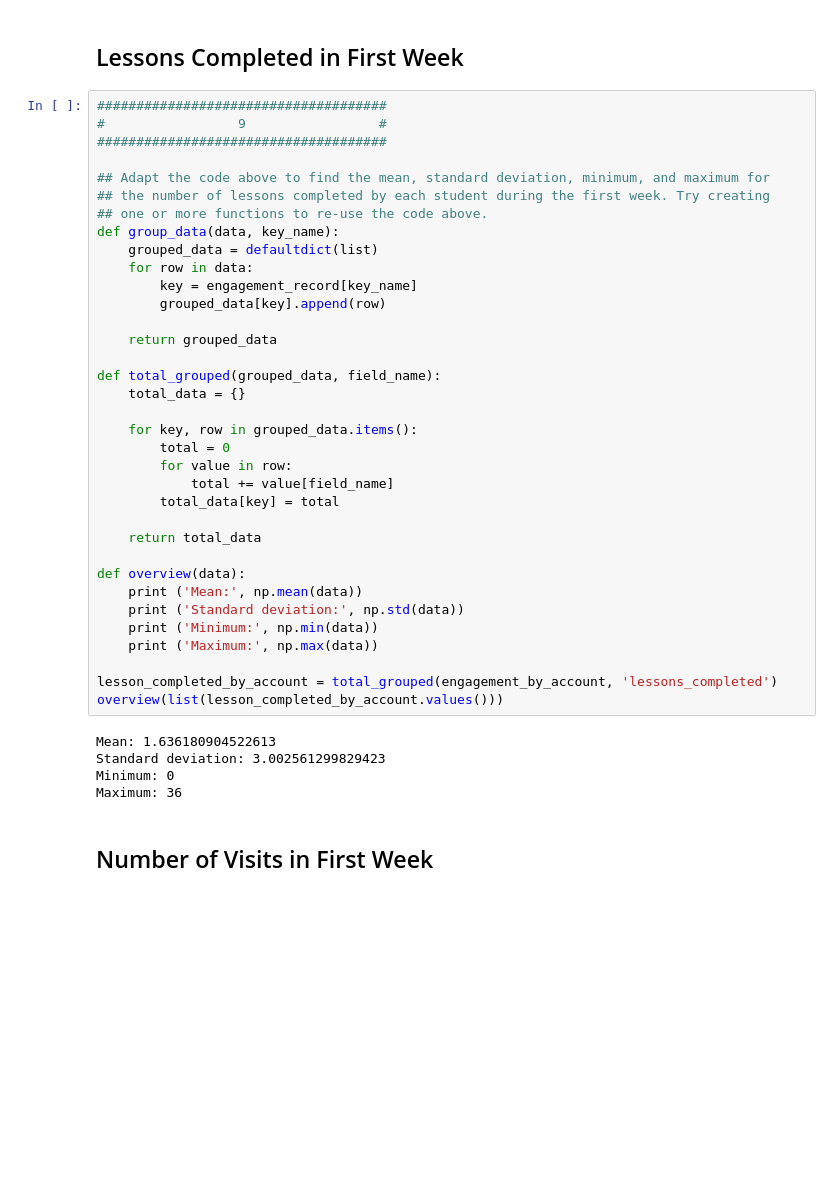
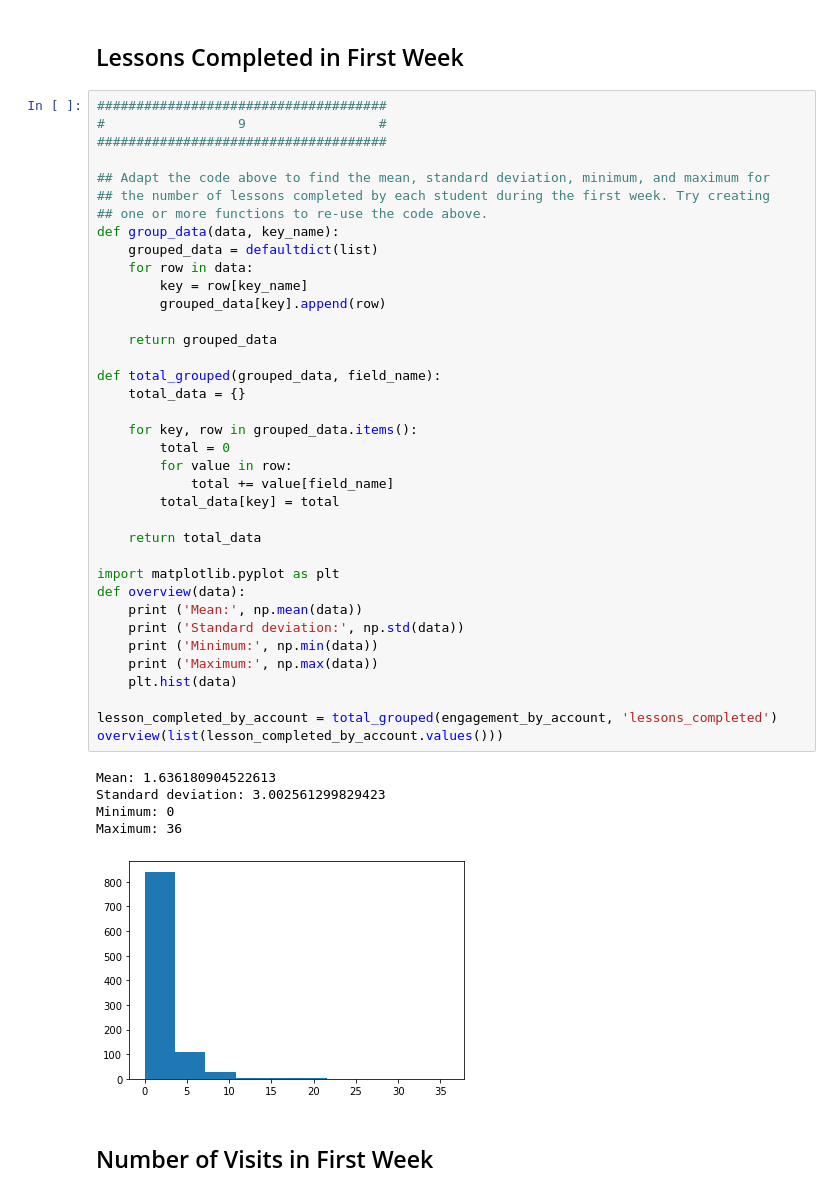
Before and after one commit to viethuy25/Udacity-project, a Jupyter notebook: L1_Starter_Code.ipynb, the cells around one changed output. Drawn from its saved outputs; the diff is of its cells as text; blank space fills up the shorter version.

```diff
--- a/L1_Starter_Code.ipynb
+++ b/L1_Starter_Code.ipynb
@@ -363,35 +363,38 @@ OrderedDict([('utc_date', datetime.datetime(2015, 7, 15, 0, 0)), ('num_courses_v
 def group_data(data, key_name):
     grouped_data = defaultdict(list)
     for row in data:
-        key = engagement_record[key_name]
+        key = row[key_name]
         grouped_data[key].append(row)
 
     return grouped_data
 
 def total_grouped(grouped_data, field_name):
     total_data = {}
 
     for key, row in grouped_data.items():
         total = 0
         for value in row:
             total += value[field_name]
         total_data[key] = total
 
     return total_data
 
+import matplotlib.pyplot as plt
 def overview(data):
     print ('Mean:', np.mean(data))
     print ('Standard deviation:', np.std(data))
     print ('Minimum:', np.min(data))
     print ('Maximum:', np.max(data))
+    plt.hist(data)
 
 lesson_completed_by_account = total_grouped(engagement_by_account, 'lessons_completed')
 overview(list(lesson_completed_by_account.values()))
 # %% [output]
 Mean: 1.636180904522613
 Standard deviation: 3.002561299829423
 Minimum: 0
 Maximum: 36
+[figure, added]
 # %% [markdown]
 ## Number of Visits in First Week
 # %%
```
Also changed, not shown: parts of 5 cells of this notebook.
